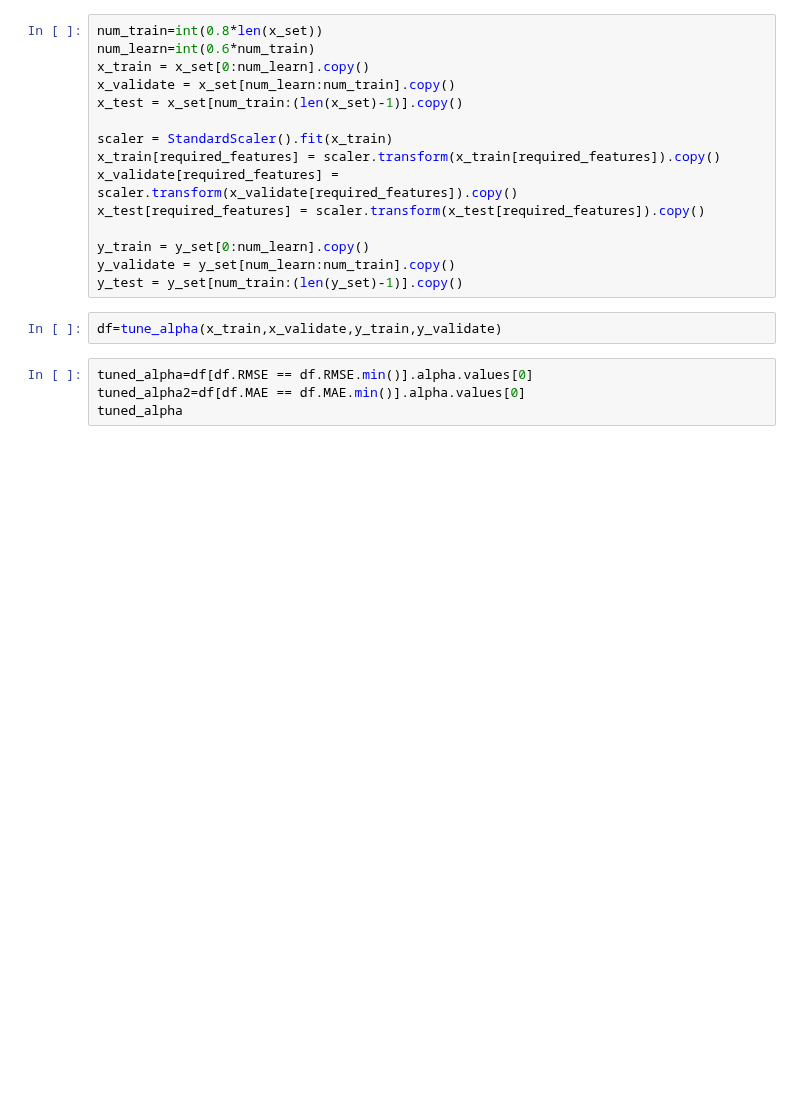
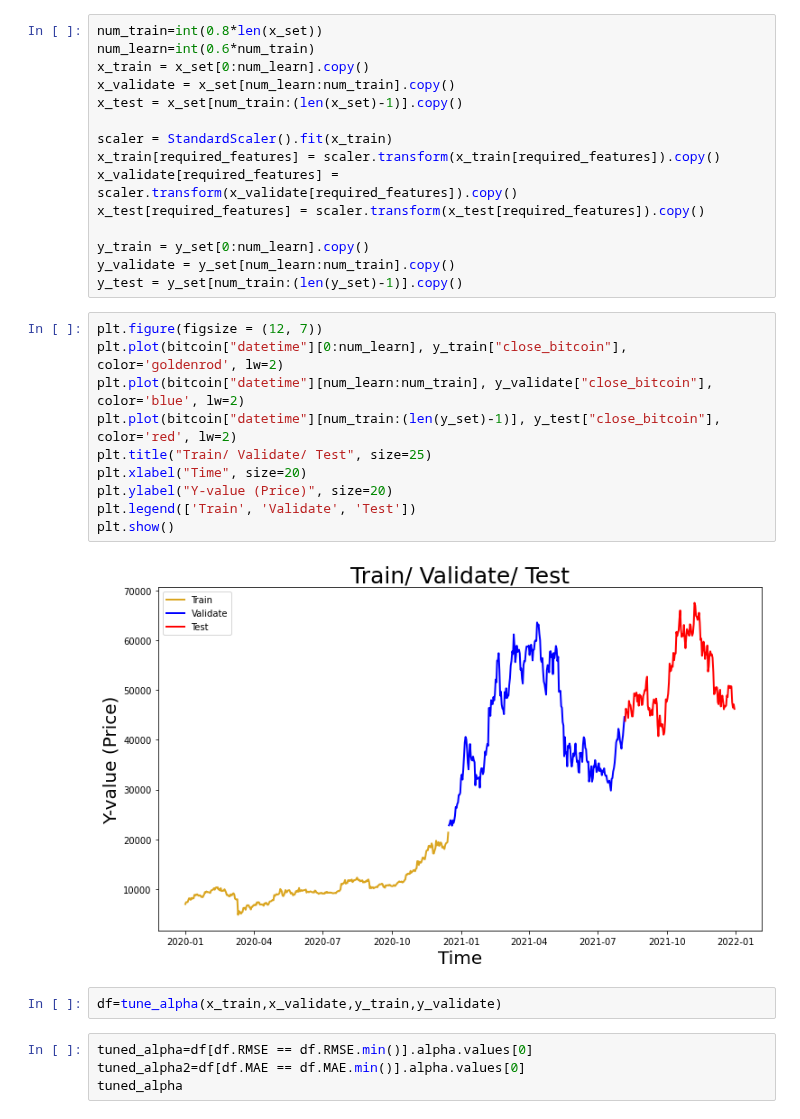
Before and after one commit to kevctae/Bittooth, a Jupyter notebook: notebooks/4.4-np-bitcoin-ml-with-sentiment.ipynb, the cells around one changed output. Saved outputs shown, nothing was run; the diff lists cells and outputs as text; blank space fills up the shorter version.

```diff
--- a/notebooks/4.4-np-bitcoin-ml-with-sentiment.ipynb
+++ b/notebooks/4.4-np-bitcoin-ml-with-sentiment.ipynb
@@ -45,6 +57,18 @@ x_test[required_features] = scaler.transform(x_test[required_features]).copy()
 y_train = y_set[0:num_learn].copy()
 y_validate = y_set[num_learn:num_train].copy()
 y_test = y_set[num_train:(len(y_set)-1)].copy()
+# %%
+plt.figure(figsize = (12, 7))
+plt.plot(bitcoin["datetime"][0:num_learn], y_train["close_bitcoin"], color='goldenrod', lw=2)
+plt.plot(bitcoin["datetime"][num_learn:num_train], y_validate["close_bitcoin"], color='blue', lw=2)
+plt.plot(bitcoin["datetime"][num_train:(len(y_set)-1)], y_test["close_bitcoin"], color='red', lw=2)
+plt.title("Train/ Validate/ Test", size=25)
+plt.xlabel("Time", size=20)
+plt.ylabel("Y-value (Price)", size=20)
+plt.legend(['Train', 'Validate', 'Test'])
+plt.show()
+# %% [output]
+[figure, added]
 # %%
 df=tune_alpha(x_train,x_validate,y_train,y_validate)
 # %%
```
Also changed, not shown: parts of 9 cells of this notebook, 6 other files.
